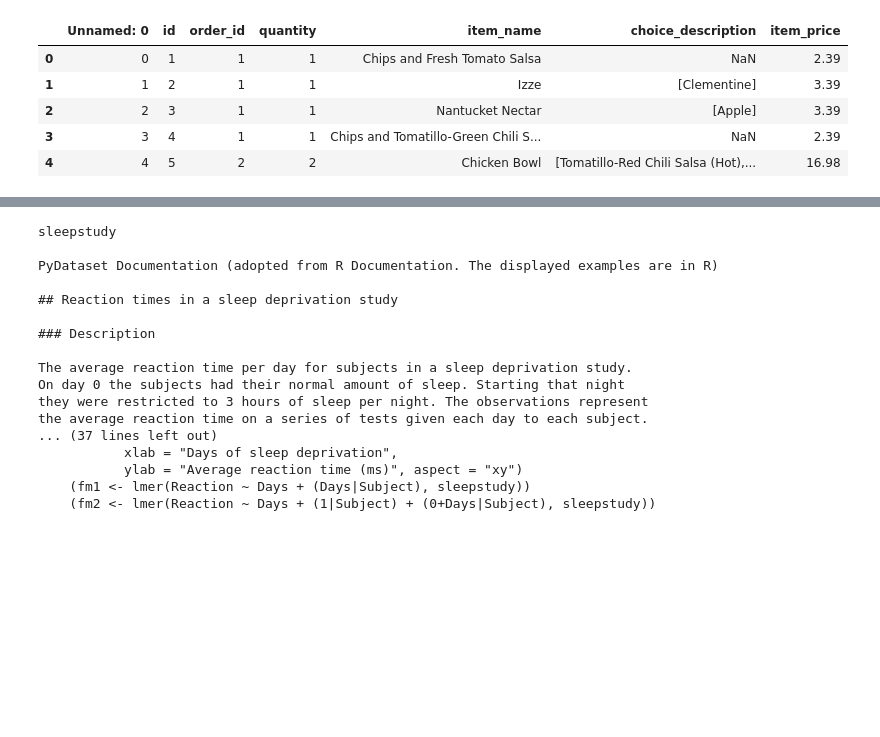
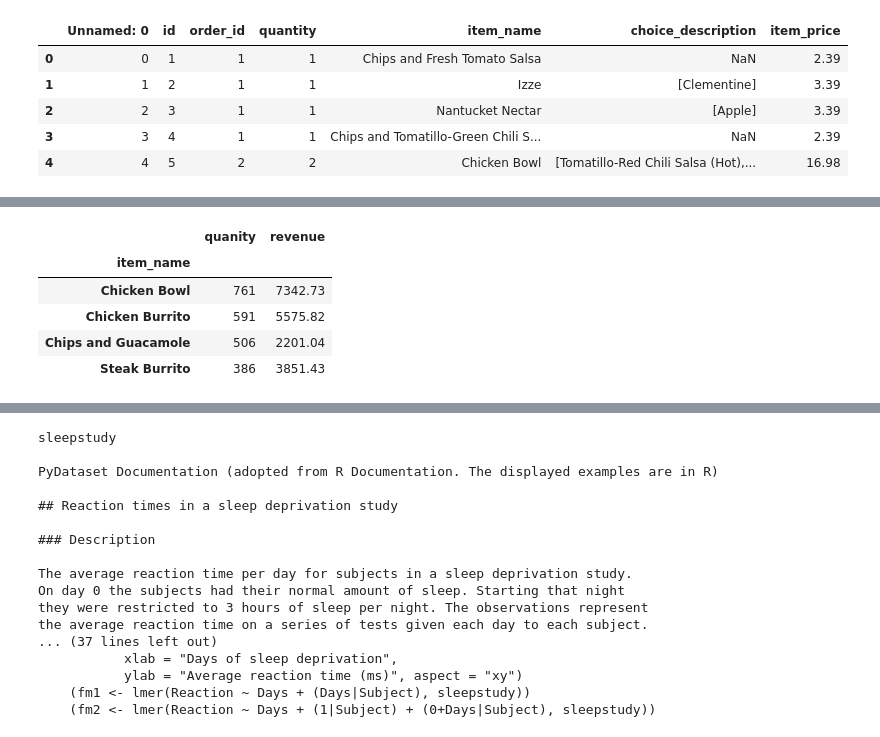
Before and after one commit to Ken-Alviola/numpy-pandas-visualization-exercises, a Jupyter notebook: seaborn_exercises.ipynb, the cells around one changed output, grey strips where cells are left out. Saved outputs shown, nothing was run; the diff lists cells and outputs as text; code cells hidden in the pictures; blank space fills up the shorter version.

```diff
--- a/seaborn_exercises.ipynb
+++ b/seaborn_exercises.ipynb
@@ -256,3 +254,14 @@ top4
+# %%
+top4 = pd.DataFrame(top4)
+top4.columns = ['quanity','revenue']
+top4
+# %% [output]
+|  | quanity | revenue |
+| item_name |  |  |
+| Chicken Bowl | 761 | 7342.73 |
+| Chicken Burrito | 591 | 5575.82 |
+| Chips and Guacamole | 506 | 2201.04 |
+| Steak Burrito | 386 | 3851.43 |
 # %%
 #seaborn doesn't display top4 correctly with the item names as index
 top4.plot.barh()
```
Also changed, not shown: parts of 4 cells of this notebook.
